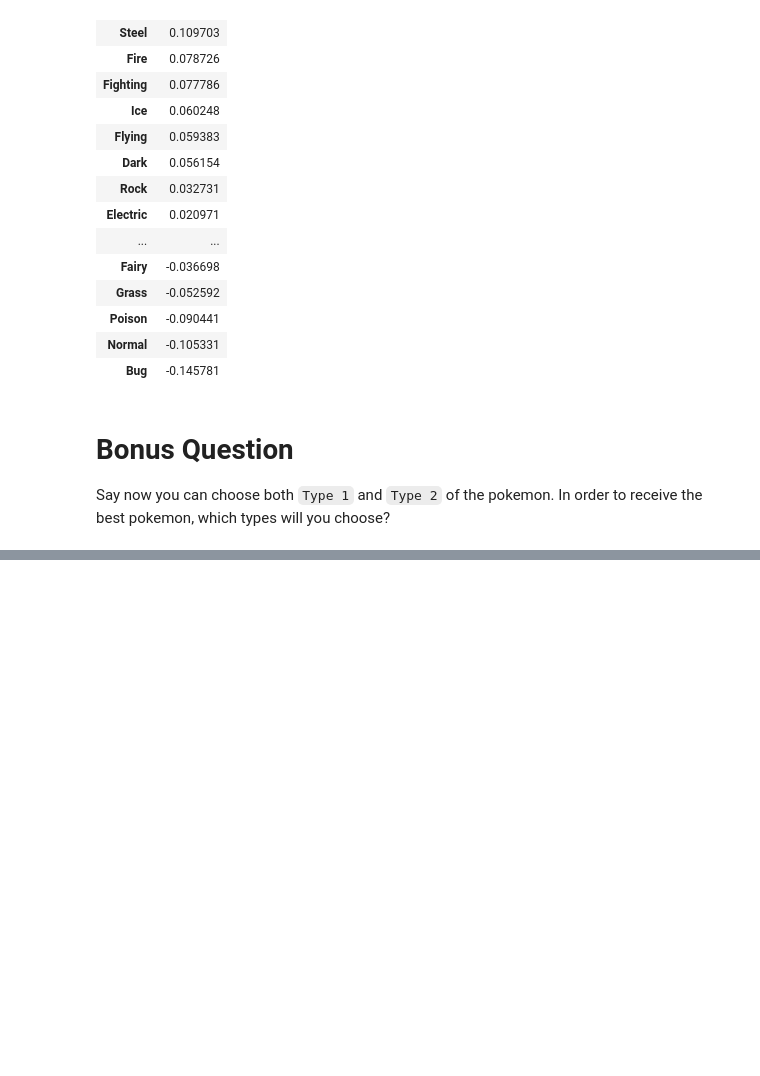
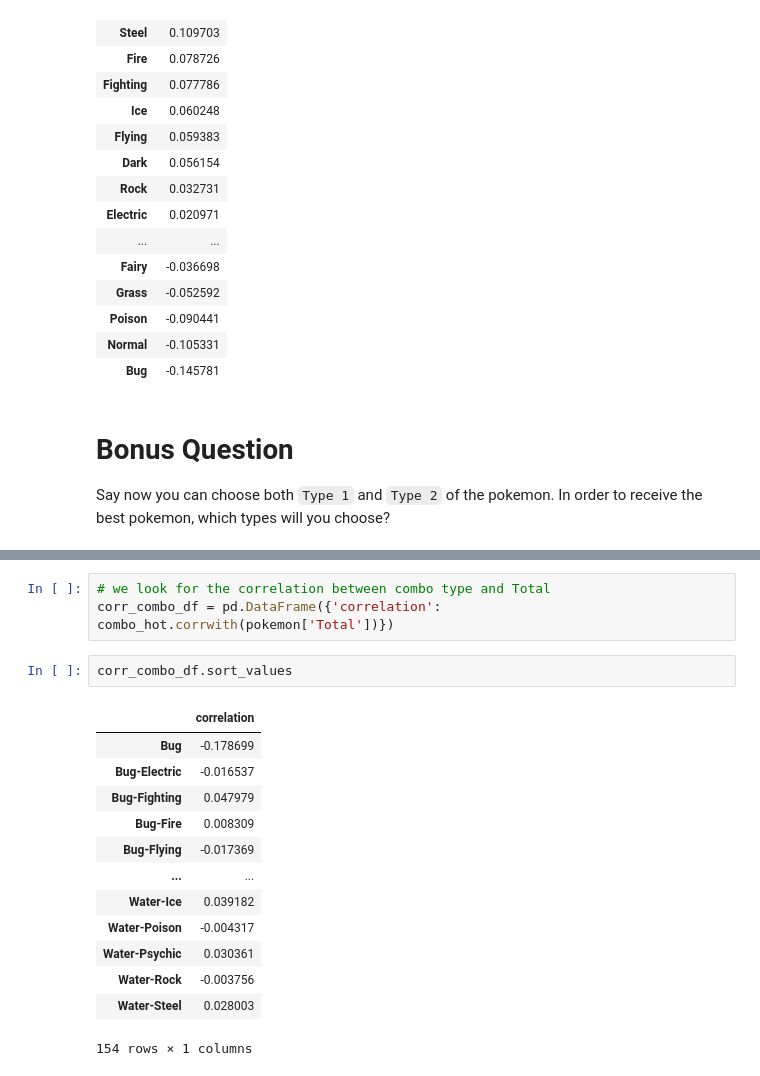
Before and after one commit to ironhack-bcn-data-pt/14-lab-df-calculation-and-transformation, a Jupyter notebook: your-code/challenge-2.ipynb, the cells around one changed output, grey strips where cells are left out. Cells and saved outputs as stored; diff of their text form; blank space fills up the shorter version.

```diff
--- a/your-code/challenge-2.ipynb
+++ b/your-code/challenge-2.ipynb
@@ -195,0 +257,19 @@ Say now you can choose both `Type 1` and `Type 2` of the pokemon. In order to re
+# %%
+# we look for the correlation between combo type and Total
+corr_combo_df = pd.DataFrame({'correlation': combo_hot.corrwith(pokemon['Total'])})
+# %%
+corr_combo_df.sort_values
+# %% [output]
+|  | correlation |
+| Bug | -0.178699 |
+| Bug-Electric | -0.016537 |
+| Bug-Fighting | 0.047979 |
+| Bug-Fire | 0.008309 |
+| Bug-Flying | -0.017369 |
+| ... | ... |
+| Water-Ice | 0.039182 |
+| Water-Poison | -0.004317 |
+| Water-Psychic | 0.030361 |
+| Water-Rock | -0.003756 |
+| Water-Steel | 0.028003 |
+154 rows × 1 columns
```
Also changed, not shown: parts of 7 cells of this notebook.
